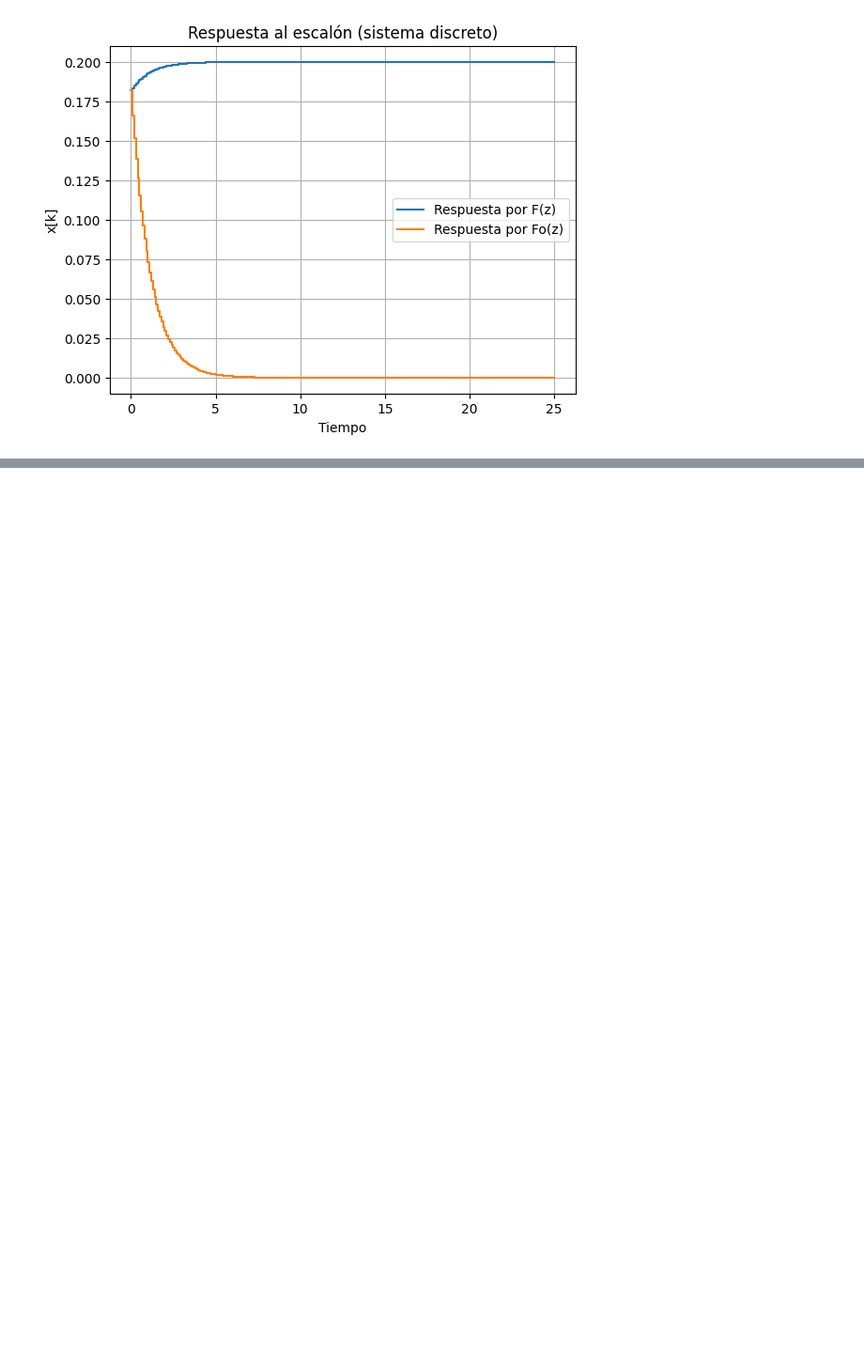
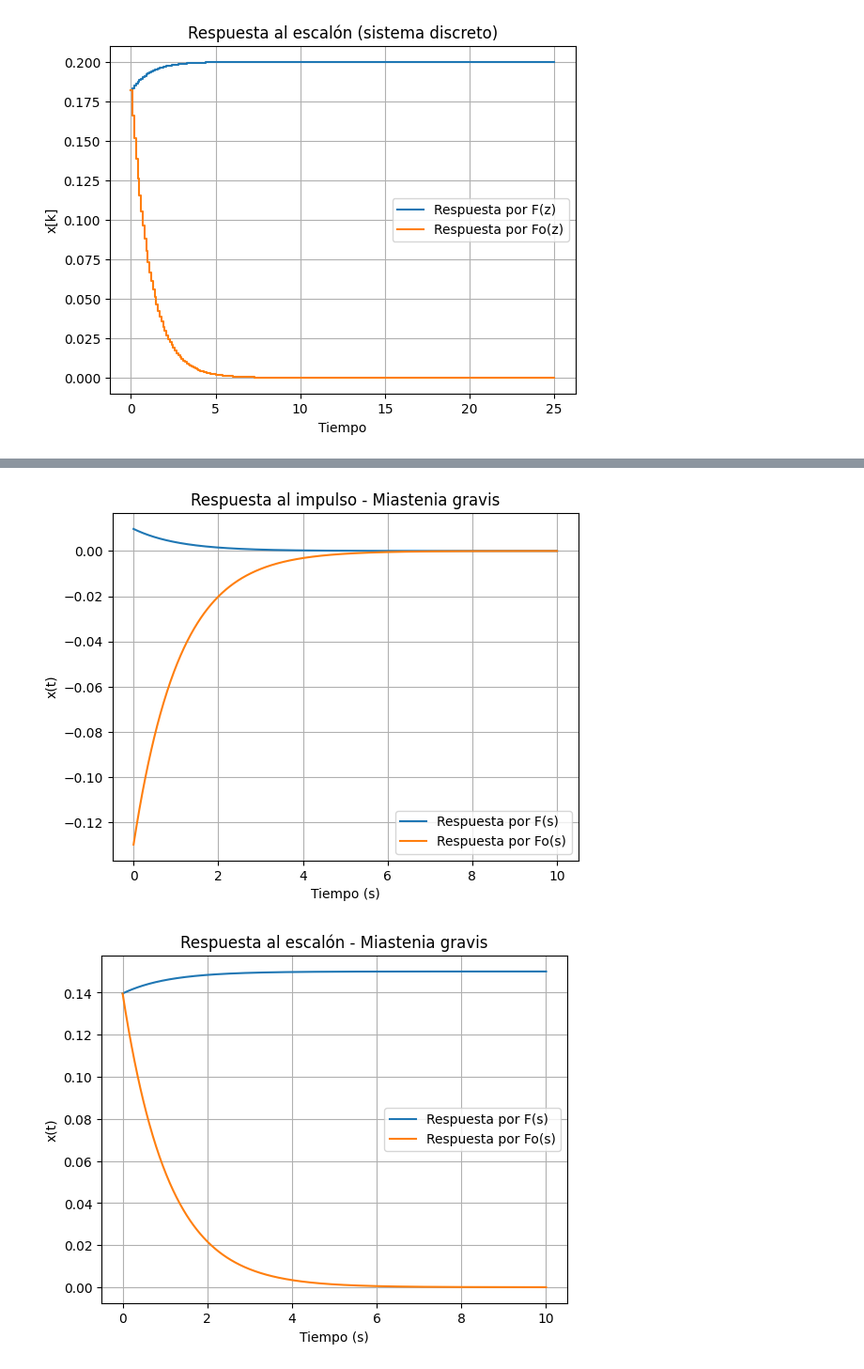
Before and after one commit to juandiego2205/Repository_lab_control, a Jupyter notebook: Code_Practica_1_sistemas_descritos.ipynb, the cells around one changed output, grey strips where cells are left out. Shown at 94% size. Drawn from its saved outputs; the diff is of its cells as text; code cells hidden in the pictures; blank space fills up the shorter version.

```diff
--- a/Code_Practica_1_sistemas_descritos.ipynb
+++ b/Code_Practica_1_sistemas_descritos.ipynb
@@ -179,0 +186,19 @@ plt.show()
+# %%
+# Nuevos parametros del sistema
+R = 0.5
+Cs = 2
+Cp = 0.15 # Que es 25% menor que el valor normal
+
+num_G1_m = [Cs*Cp*R, Cp]
+den_G1_m = [R*Cs + R*Cp, 1]
+
+# G2(s) = (Cp*s) / ((R*Cs + R*Cp)*s + 1)
+num_G2_m = [Cp, 0]
+den_G2_m = [R*Cs + R*Cp, 1]
+
+G1_m = tf(num_G1_m, den_G1_m)
+G2_m = tf(num_G2_m, den_G2_m)
+
+print("G1(s) =", G1_m)
+print(" ")
+print("G2(s) =", G2_m)
@@ -179,0 +221,41 @@ plt.show()
+# %%
+#### Respuesta al Impulso
+t = np.linspace(0, 10, 1000)
+
+# --- Impulso ---
+y1_m, t1_m = impulse(G1_m, T=t)
+y2_m, t2_m = impulse(G2_m, T=t)
+
+plt.figure()
+plt.plot(t1_m, y1_m, label="Respuesta por F(s)")
+plt.plot(t2_m, y2_m, label="Respuesta por Fo(s)")
+
+plt.title("Respuesta al impulso - Miastenia gravis")
+plt.xlabel("Tiempo (s)")
+plt.ylabel("x(t)")
+plt.legend()
+plt.grid()
+
+plt.show()
+
+
+#### Respuesta al Escalón
+
+# --- Escalón ---
+y1s_m, t1s_m = step(G1_m, T=t)
+y2s_m, t2s_m = step(G2_m, T=t)
+
+plt.figure()
+plt.plot(t1s_m, y1s_m, label="Respuesta por F(s)")
+plt.plot(t2s_m, y2s_m, label="Respuesta por Fo(s)")
+
+plt.title("Respuesta al escalón - Miastenia gravis")
+plt.xlabel("Tiempo (s)")
+plt.ylabel("x(t)")
+plt.legend()
+plt.grid()
+
+plt.show()
+# %% [output]
+[figure, added]
+[figure, added]
```
Also changed, not shown: parts of 11 cells of this notebook.
